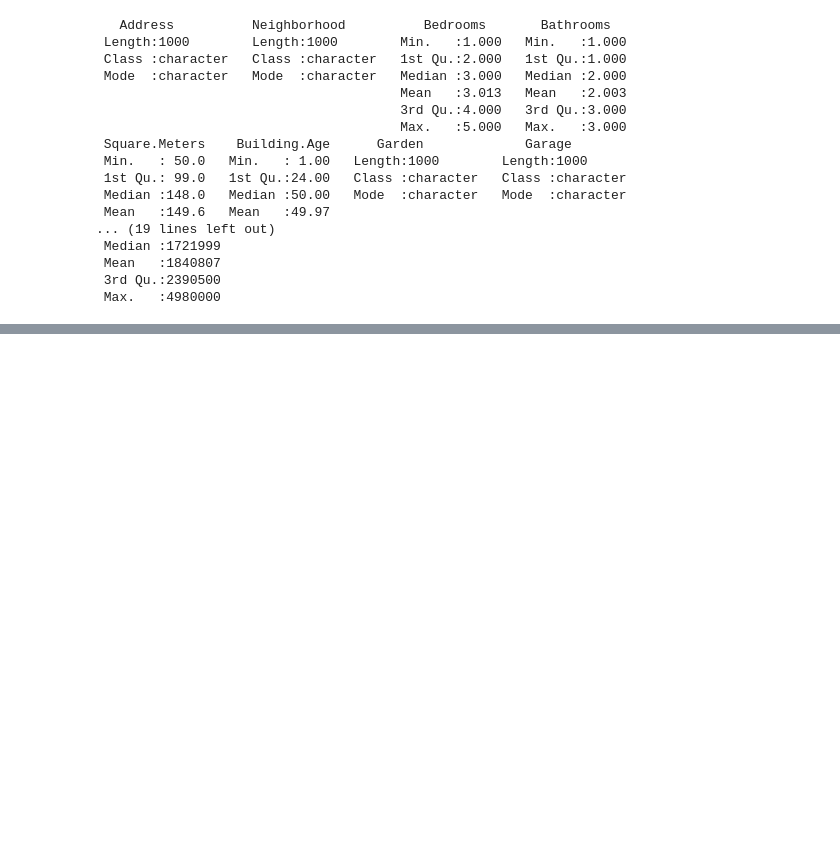
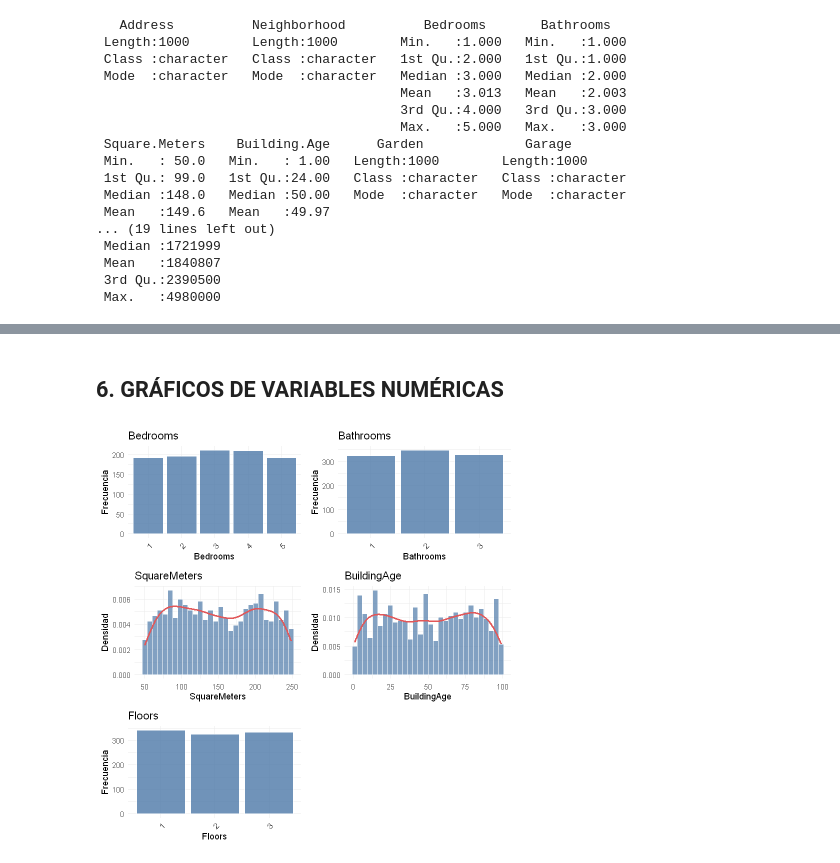
Before and after one commit to carlxngel/entregable-2-Houses-in-london, a Jupyter notebook: Entregable 2 - Houses in London (3).ipynb, the cells around one changed output, grey strips where cells are left out. Cells and saved outputs as stored; diff of their text form; code cells hidden in the pictures; blank space fills up the shorter version.

```diff
--- a/Entregable 2 - Houses in London (3).ipynb
+++ b/Entregable 2 - Houses in London (3).ipynb
@@ -107,0 +200,8 @@ summary(london_houses)
+# %%
+# 5. Genere dos dataset, el primero con las variables categóricas, y el segundo con las variables numéricas. A efectos de análisis, conserve la variable Price en ambos.
+categorical_vars <- london_houses %>%
+  select(where(is.character), Price)
+numerical_vars <- london_houses %>%
+    select(where(is.numeric), Price)
+head(categorical_vars)
+head(numerical_vars)
@@ -107,0 +227,38 @@ summary(london_houses)
+# %% [markdown]
+## 6. GRÁFICOS DE VARIABLES NUMÉRICAS
+# %%
+# 6. Grafique todas las variables numéricas
+library(gridExtra)
+
+numeric_columns <- numerical_vars %>% select(-Price)
+
+plots <- list()
+
+for (col in colnames(numeric_columns)) {
+    data <- numeric_columns[[col]]
+
+    # Detectar si la variable es discreta (pocos valores únicos) o continua
+    n_unique <- length(unique(data))
+
+    if (n_unique <= 10) {
+        # Para variables discretas: gráfico de barras
+        plots[[col]] <- ggplot(data.frame(value = data), aes(x = factor(value))) +
+            geom_bar(fill = "#4C78A8", color = "white", alpha = 0.8) +
+            labs(title = col, x = col, y = "Frecuencia") +
+            theme_minimal() +
+            theme(axis.text.x = element_text(angle = 45, hjust = 1))
+    } else {
+        # Para variables continuas: densidad + histograma
+        plots[[col]] <- ggplot(data.frame(value = data), aes(x = value)) +
+            geom_histogram(aes(y = ..density..), bins = 30, fill = "#4C78A8",
+                                         color = "white", alpha = 0.7) +
+            geom_density(color = "#E15759", size = 1) +
+            labs(title = col, x = col, y = "Densidad") +
+            theme_minimal()
+    }
+}
+
+# Mostrar gráficos en una grilla
+gridExtra::grid.arrange(grobs = plots, ncol = 2)
+# %% [output]
+[figure, added]
```
Also changed, not shown: parts of 29 cells of this notebook.
